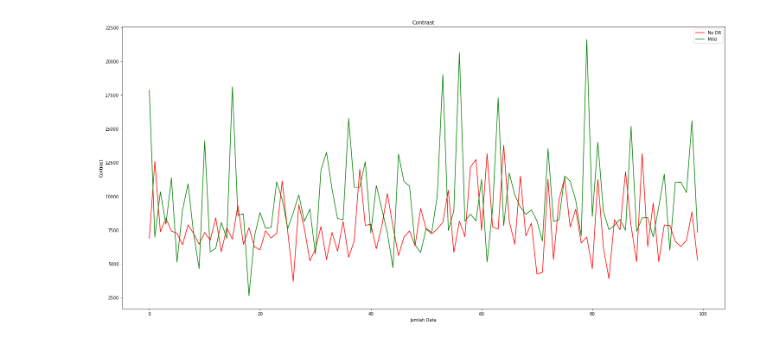
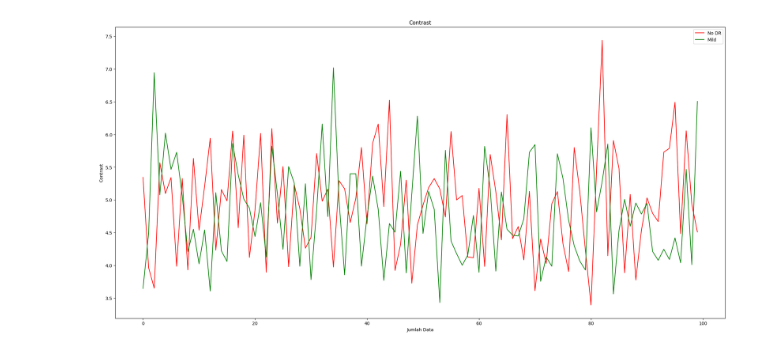
Before and after one commit to Bangik/diabetic-retinopathy-ml, a Jupyter notebook: Ploting.ipynb, the cells around one changed output. Saved outputs shown, nothing was run; the diff lists cells and outputs as text; code cells hidden in the pictures.

```diff
--- a/Ploting.ipynb
+++ b/Ploting.ipynb
@@ -3,7 +3,7 @@ import matplotlib.pyplot as plt
 import numpy as np
 import pandas as pd
 # %%
-df = pd.read_excel('D:/Pawang Code/Diabetic Retinopathy/featureExtraction1.xlsx')
+df = pd.read_excel('E:/Pawang Code/Diabetic Retinopathy/featureExtraction3.xlsx')
 df.info()
 # %% [output]
 <class 'pandas.core.frame.DataFrame'>
@@ -23,25 +23,25 @@ dtypes: float64(6), int64(1), object(1)
 memory usage: 31.4+ KB
 # %%
 x = np.arange(100)
-y0 = df.loc[df['Label'] == 0]['contrast_0']
-y1 = df.loc[df['Label'] == 1]['contrast_0']
-y2 = df.loc[df['Label'] == 2]['contrast_0']
-y3 = df.loc[df['Label'] == 3]['contrast_0']
-y4 = df.loc[df['Label'] == 4]['contrast_0']
+y0 = df.loc[df['Label'] == 0]['dissimilarity_0']
+y1 = df.loc[df['Label'] == 1]['dissimilarity_0']
+y2 = df.loc[df['Label'] == 2]['dissimilarity_0']
+y3 = df.loc[df['Label'] == 3]['dissimilarity_0']
+y4 = df.loc[df['Label'] == 4]['dissimilarity_0']
 
 f = plt.figure()
 f.set_figwidth(25)
 f.set_figheight(12)
 
 plt.plot(x, y0, 'r', label='No DR')
 plt.plot(x, y1, 'g', label='Mild')
 # plt.plot(x, y2, 'b', label='Moderate')
 # plt.plot(x, y3, 'y', label='Severe')
 # plt.plot(x, y4, 'k', label='Proliferative DR')
 plt.xlabel('Jumlah Data')
 plt.ylabel('Contrast')
 plt.title('Contrast')
 plt.legend()
 plt.show()
 # %% [output]
-[figure, old version]
+[figure, new version]
```
Also changed, not shown: 7 other files.
